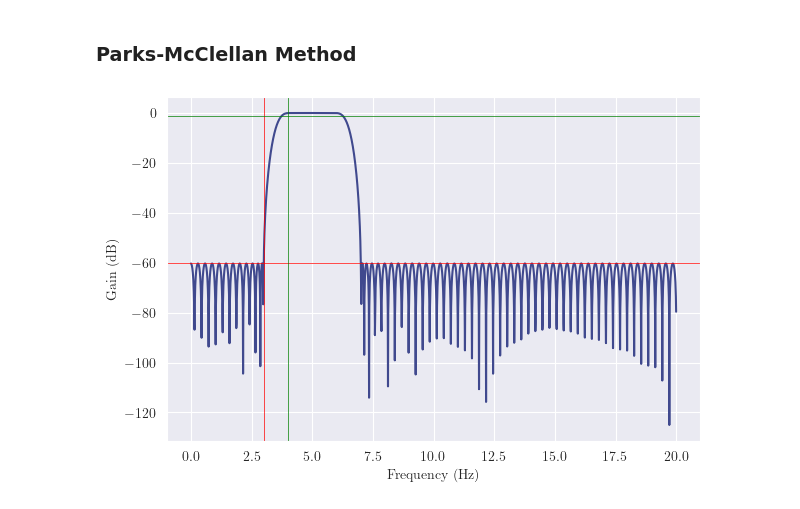
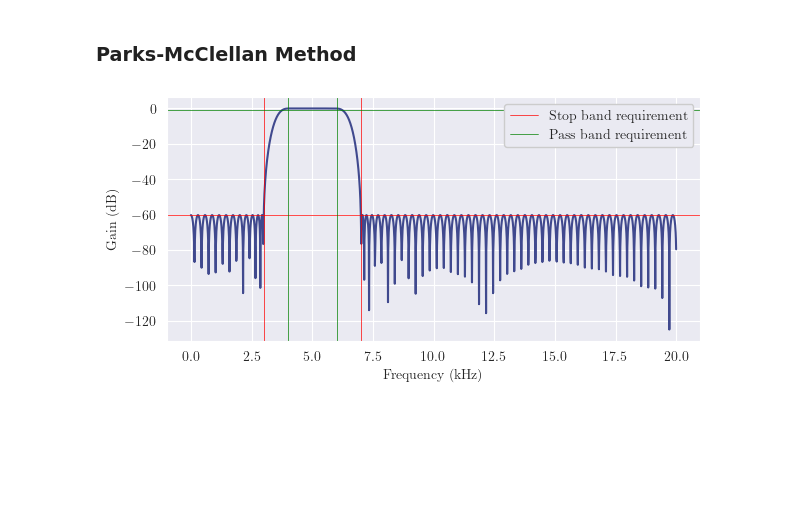
Before and after one commit to deren-teo/elec4620, a Jupyter notebook: a2/src/q3_window_filters.ipynb, the cells around one changed output. Saved outputs shown, nothing was run; the diff lists cells and outputs as text; code cells hidden in the pictures; blank space fills up the shorter version.

Commit message:
a2q3: added Parks-McClellan to report

```diff
--- a/a2/src/q3_window_filters.ipynb
+++ b/a2/src/q3_window_filters.ipynb
@@ -201,33 +201,36 @@ fig.savefig(fname, **SAVEFIG_CONFIG)
 # %% [markdown]
 ### Parks-McClellan Method
 # %%
-# Optimal filter design using Parks-McClelland method (Remez exchange algorithm)
+# Optimal filter design using Parks-McClellan method (Remez exchange algorithm)
 import scipy.signal as signal
 
-def plot_response(w, h, fname=None, save=False):
-    fig, ax = plt.subplots(figsize=(6, 4))
+def plot_freqz(w, h, fname=None, save=False):
+    fig, ax = plt.subplots(figsize=(6, 3))
     fig.tight_layout()
     sns.lineplot(x=w, y=dB(np.abs(h)), ax=ax)
     # Plot stop band requirement
-    ax.axhline(-60, c="r", lw=0.5)
+    ax.axhline(-60, c="r", lw=0.5, label="Stop band requirement")
     ax.axvline(  3, c="r", lw=0.5)
+    ax.axvline(  7, c="r", lw=0.5)
     # Plot pass band requirement
-    ax.axhline( -1, c="g", lw=0.5)
+    ax.axhline( -1, c="g", lw=0.5, label="Pass band requirement")
     ax.axvline(  4, c="g", lw=0.5)
+    ax.axvline(  6, c="g", lw=0.5)
     # Axis labels
-    ax.set_xlabel("Frequency (Hz)")
+    ax.set_xlabel("Frequency (kHz)")
     ax.set_ylabel("Gain (dB)")
+    ax.legend(framealpha=1)
     # Save or just show
     if save:
         if not fname:
             raise ValueError("save is True but no file name was provided")
-        fig.savefig(Path("output", fname), **SAVEFIG_CONFIG)
+        fig.savefig(Path(A2_ROOT, "output", fname), **SAVEFIG_CONFIG)
     plt.show()
 
 numtaps = 140
 edges = [0, F1 - DELTA_F, F1, F2, F2 + DELTA_F, 0.5 * FS]
 taps = signal.remez(numtaps, edges, [0, 1, 0], fs=FS)
 w, h = signal.freqz(taps, [1], worN=2000, fs=FS)
-plot_response(w, h, fname="q3_optimal_freqz.png", save=True)
+plot_freqz(w, h, fname="q3_optimal_freqz.png", save=True)
 # %% [output]
-[figure, old version]
+[figure, new version]
```
Also changed, not shown: parts of 2 cells of this notebook, 3 other files.
